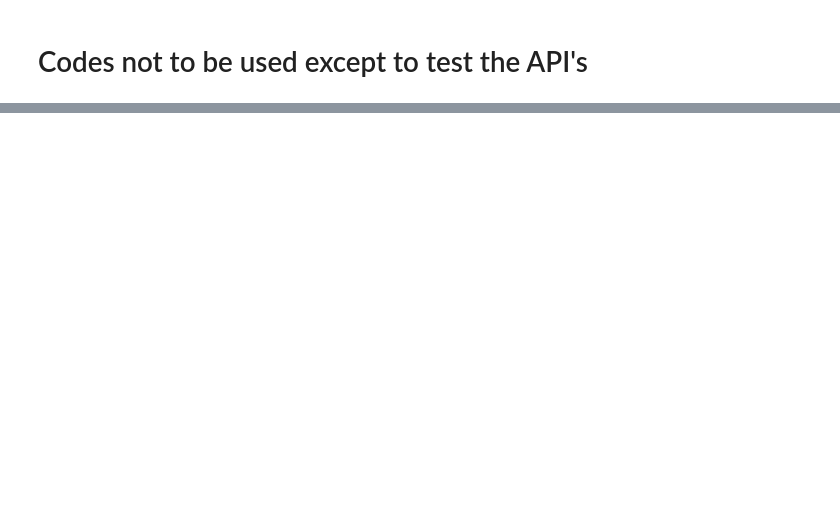
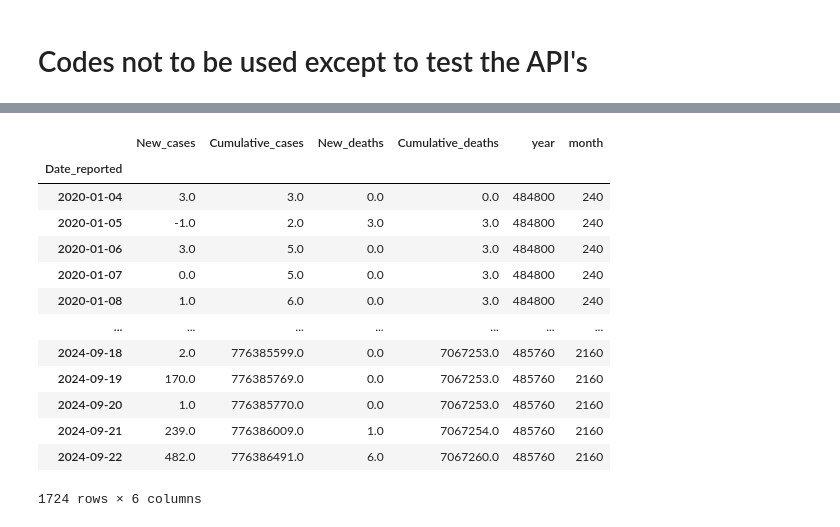
Before and after one commit to nazimben25/project1_group2, a Jupyter notebook: nazim/q4_death_vs_vaccination.ipynb, the cells around one changed output, grey strips where cells are left out. Cells and saved outputs as stored; diff of their text form; code cells hidden in the pictures; blank space fills up the shorter version.

Commit message:
code Q4 update : add vaccin + deaths per day

```diff
--- a/nazim/q4_death_vs_vaccination.ipynb
+++ b/nazim/q4_death_vs_vaccination.ipynb
@@ -807,0 +798,8 @@ NameError: name 'requests' is not defined
+# %%
+## retrieve deaths data
+
+death_df['year'] = death_df['Date_reported'].dt.year
+death_df['month'] = death_df['Date_reported'].dt.month
+
+
+death_df.head()
@@ -807,0 +813,20 @@ NameError: name 'requests' is not defined
+# %%
+death_daily = death_df.groupby(['Date_reported']).sum('New_deaths')
+
+
+death_daily
+# %% [output]
+|  | New_cases | Cumulative_cases | New_deaths | Cumulative_deaths | year | month |
+| Date_reported |  |  |  |  |  |  |
+| 2020-01-04 | 3.0 | 3.0 | 0.0 | 0.0 | 484800 | 240 |
+| 2020-01-05 | -1.0 | 2.0 | 3.0 | 3.0 | 484800 | 240 |
+| 2020-01-06 | 3.0 | 5.0 | 0.0 | 3.0 | 484800 | 240 |
+| 2020-01-07 | 0.0 | 5.0 | 0.0 | 3.0 | 484800 | 240 |
+| 2020-01-08 | 1.0 | 6.0 | 0.0 | 3.0 | 484800 | 240 |
+| ... | ... | ... | ... | ... | ... | ... |
+| 2024-09-18 | 2.0 | 776385599.0 | 0.0 | 7067253.0 | 485760 | 2160 |
+| 2024-09-19 | 170.0 | 776385769.0 | 0.0 | 7067253.0 | 485760 | 2160 |
+| 2024-09-20 | 1.0 | 776385770.0 | 0.0 | 7067253.0 | 485760 | 2160 |
+| 2024-09-21 | 239.0 | 776386009.0 | 1.0 | 7067254.0 | 485760 | 2160 |
+| 2024-09-22 | 482.0 | 776386491.0 | 6.0 | 7067260.0 | 485760 | 2160 |
+1724 rows × 6 columns
```
Also changed, not shown: parts of 12 cells of this notebook, 1 other file.
